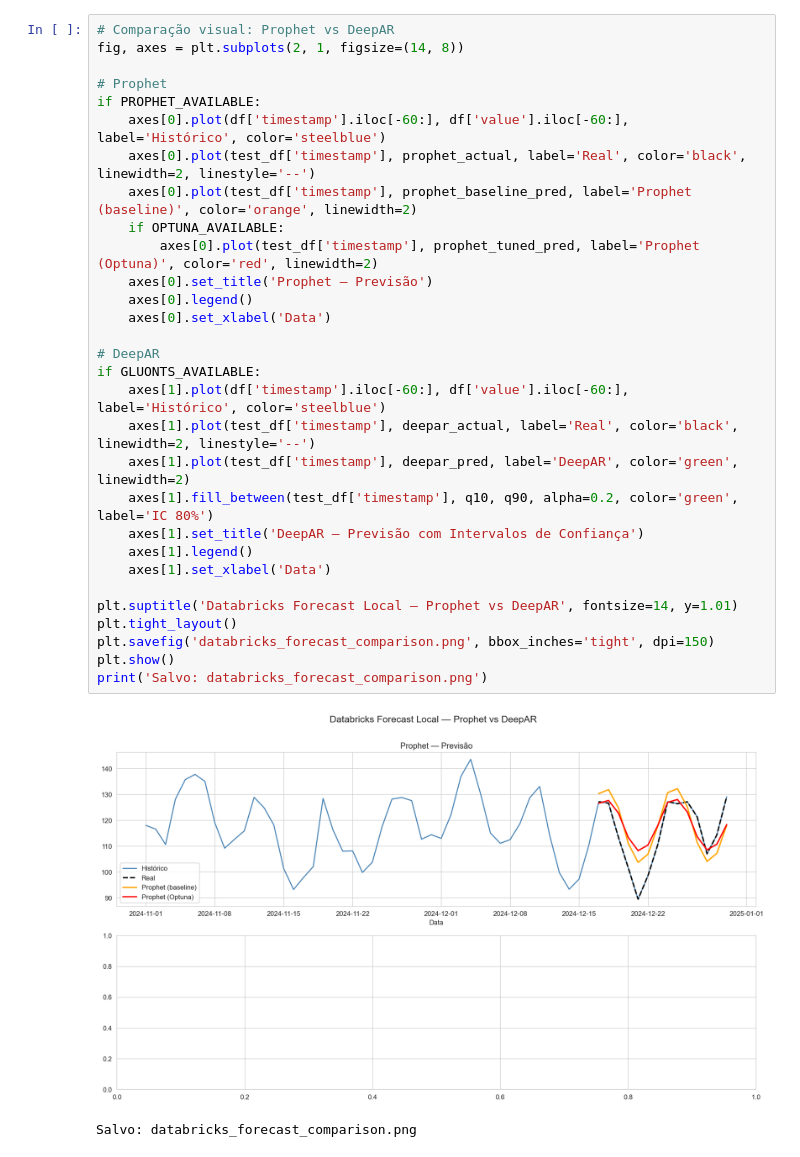
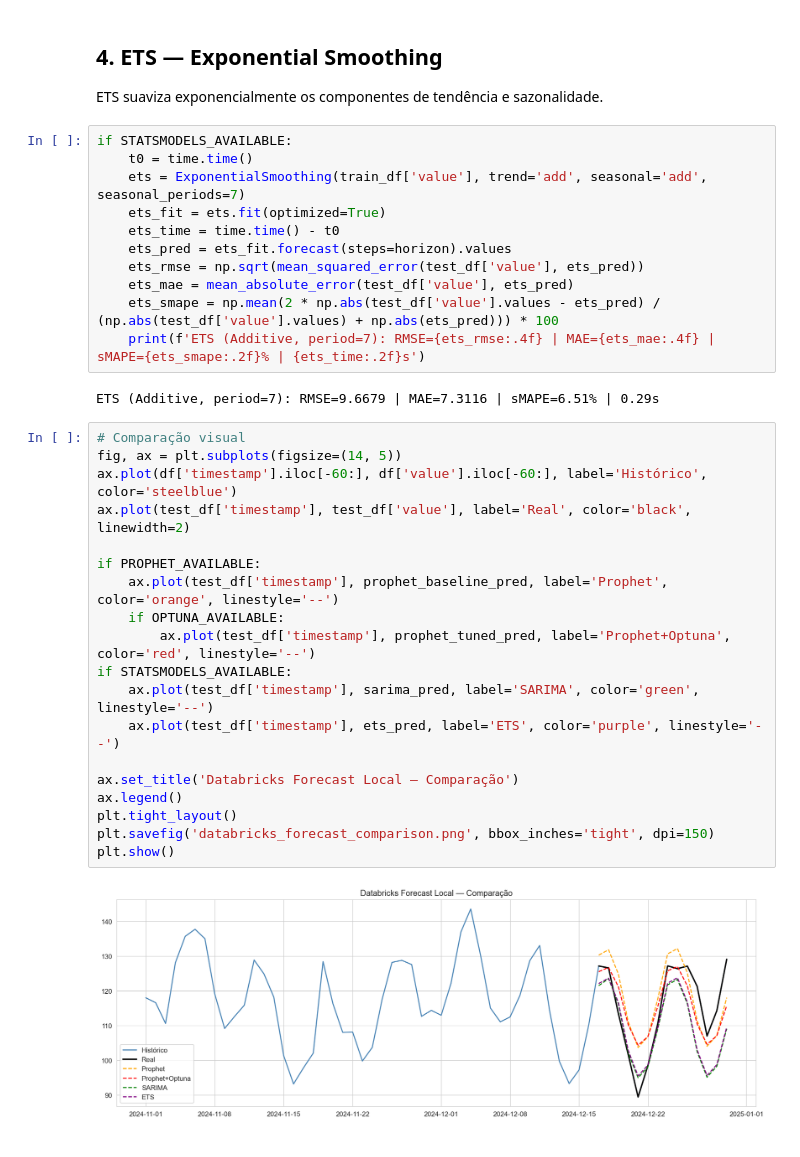
Before and after one commit to PedroM2626/mlops-experiments, a Jupyter notebook: experiments/databricks-forecast-local-equivalent.ipynb, the cells around one changed output. Cells and saved outputs as stored; diff of their text form.

```diff
--- a/experiments/databricks-forecast-local-equivalent.ipynb
+++ b/experiments/databricks-forecast-local-equivalent.ipynb
@@ -451,34 +201,39 @@ if GLUONTS_AVAILABLE:
+# %% [markdown]
+## 4. ETS — Exponential Smoothing
+
+ETS suaviza exponencialmente os componentes de tendência e sazonalidade.
+# %%
+if STATSMODELS_AVAILABLE:
+    t0 = time.time()
+    ets = ExponentialSmoothing(train_df['value'], trend='add', seasonal='add', seasonal_periods=7)
+    ets_fit = ets.fit(optimized=True)
+    ets_time = time.time() - t0
+    ets_pred = ets_fit.forecast(steps=horizon).values
+    ets_rmse = np.sqrt(mean_squared_error(test_df['value'], ets_pred))
+    ets_mae = mean_absolute_error(test_df['value'], ets_pred)
+    ets_smape = np.mean(2 * np.abs(test_df['value'].values - ets_pred) / (np.abs(test_df['value'].values) + np.abs(ets_pred))) * 100
+    print(f'ETS (Additive, period=7): RMSE={ets_rmse:.4f} | MAE={ets_mae:.4f} | sMAPE={ets_smape:.2f}% | {ets_time:.2f}s')
+# %% [output]
+ETS (Additive, period=7): RMSE=9.6679 | MAE=7.3116 | sMAPE=6.51% | 0.29s
 # %%
-# Comparação visual: Prophet vs DeepAR
-fig, axes = plt.subplots(2, 1, figsize=(14, 8))
+# Comparação visual
+fig, ax = plt.subplots(figsize=(14, 5))
+ax.plot(df['timestamp'].iloc[-60:], df['value'].iloc[-60:], label='Histórico', color='steelblue')
+ax.plot(test_df['timestamp'], test_df['value'], label='Real', color='black', linewidth=2)
 
-# Prophet
 if PROPHET_AVAILABLE:
-    axes[0].plot(df['timestamp'].iloc[-60:], df['value'].iloc[-60:], label='Histórico', color='steelblue')
-    axes[0].plot(test_df['timestamp'], prophet_actual, label='Real', color='black', linewidth=2, linestyle='--')
-    axes[0].plot(test_df['timestamp'], prophet_baseline_pred, label='Prophet (baseline)', color='orange', linewidth=2)
+    ax.plot(test_df['timestamp'], prophet_baseline_pred, label='Prophet', color='orange', linestyle='--')
     if OPTUNA_AVAILABLE:
-        axes[0].plot(test_df['timestamp'], prophet_tuned_pred, label='Prophet (Optuna)', color='red', linewidth=2)
-    axes[0].set_title('Prophet — Previsão')
-    axes[0].legend()
-    axes[0].set_xlabel('Data')
+        ax.plot(test_df['timestamp'], prophet_tuned_pred, label='Prophet+Optuna', color='red', linestyle='--')
+if STATSMODELS_AVAILABLE:
+    ax.plot(test_df['timestamp'], sarima_pred, label='SARIMA', color='green', linestyle='--')
+    ax.plot(test_df['timestamp'], ets_pred, label='ETS', color='purple', linestyle='--')
 
-# DeepAR
-if GLUONTS_AVAILABLE:
-    axes[1].plot(df['timestamp'].iloc[-60:], df['value'].iloc[-60:], label='Histórico', color='steelblue')
-    axes[1].plot(test_df['timestamp'], deepar_actual, label='Real', color='black', linewidth=2, linestyle='--')
-    axes[1].plot(test_df['timestamp'], deepar_pred, label='DeepAR', color='green', linewidth=2)
-    axes[1].fill_between(test_df['timestamp'], q10, q90, alpha=0.2, color='green', label='IC 80%')
-    axes[1].set_title('DeepAR — Previsão com Intervalos de Confiança')
-    axes[1].legend()
-    axes[1].set_xlabel('Data')
-
-plt.suptitle('Databricks Forecast Local — Prophet vs DeepAR', fontsize=14, y=1.01)
+ax.set_title('Databricks Forecast Local — Comparação')
+ax.legend()
 plt.tight_layout()
 plt.savefig('databricks_forecast_comparison.png', bbox_inches='tight', dpi=150)
 plt.show()
-print('Salvo: databricks_forecast_comparison.png')
 # %% [output]
-[figure, old version]
+[figure, new version]
-Salvo: databricks_forecast_comparison.png
 # %%
```
Also changed, not shown: parts of 19 cells of this notebook, 3 other files.
